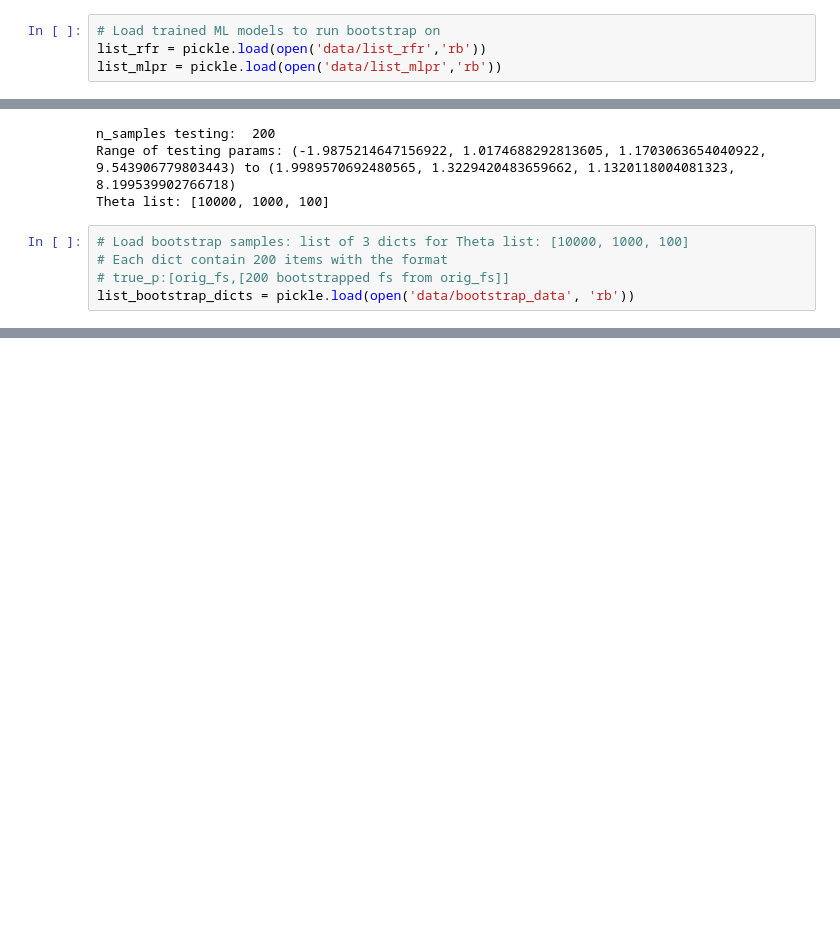
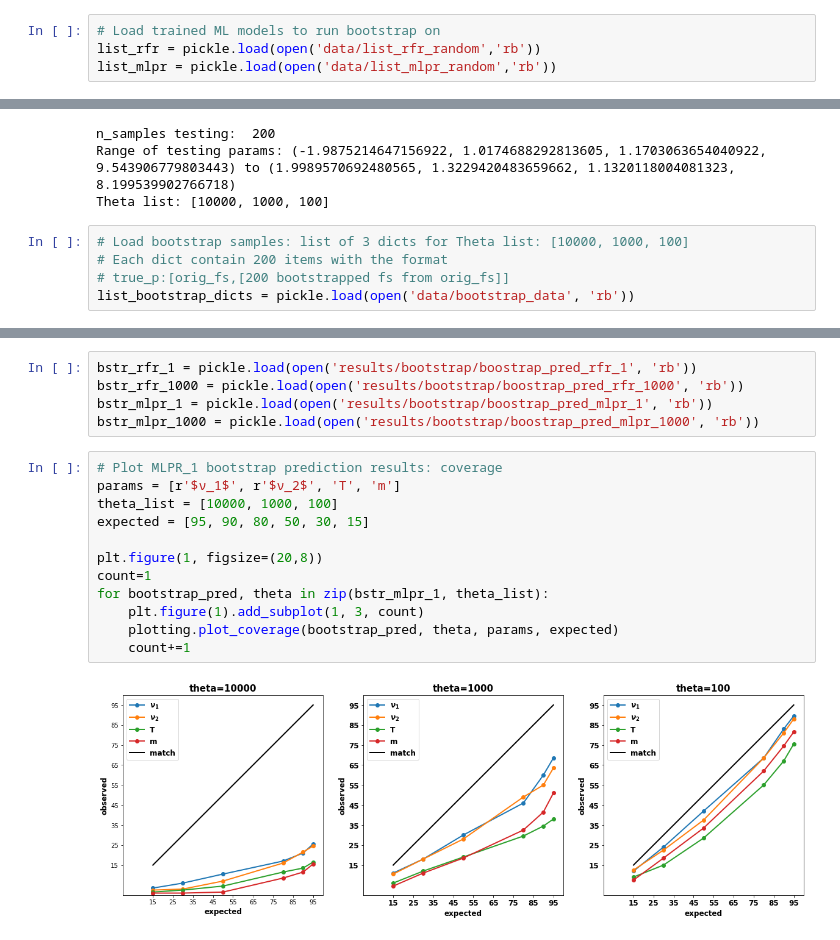
Before and after one commit to lntran26/donni, a Jupyter notebook: ml_dadi/2d_splitmig/2d_splitmig_bootstrap.ipynb, the cells around one changed output, grey strips where cells are left out. Saved outputs shown, nothing was run; the diff lists cells and outputs as text; blank space fills up the shorter version.

```diff
--- a/ml_dadi/2d_splitmig/2d_splitmig_bootstrap.ipynb
+++ b/ml_dadi/2d_splitmig/2d_splitmig_bootstrap.ipynb
@@ -9,7 +11,7 @@ from data_manip import generating_data_log_bootstraps
 # %%
 # Load trained ML models to run bootstrap on
-list_rfr = pickle.load(open('data/list_rfr','rb'))
-list_mlpr = pickle.load(open('data/list_mlpr','rb'))
+list_rfr = pickle.load(open('data/list_rfr_random','rb'))
+list_mlpr = pickle.load(open('data/list_mlpr_random','rb'))
 # %%
 # # Generate bootstrap datasets for 2d_splitmig model
 # bootstrap_params = []
@@ -151,0 +79,19 @@ for param,int_arr in zip(params, int_arr_all):
+# %%
+bstr_rfr_1 = pickle.load(open('results/bootstrap/boostrap_pred_rfr_1', 'rb'))
+bstr_rfr_1000 = pickle.load(open('results/bootstrap/boostrap_pred_rfr_1000', 'rb'))
+bstr_mlpr_1 = pickle.load(open('results/bootstrap/boostrap_pred_mlpr_1', 'rb'))
+bstr_mlpr_1000 = pickle.load(open('results/bootstrap/boostrap_pred_mlpr_1000', 'rb'))
+# %%
+# Plot MLPR_1 bootstrap prediction results: coverage
+params = [r'$ν_1$', r'$ν_2$', 'T', 'm']
+theta_list = [10000, 1000, 100]
+expected = [95, 90, 80, 50, 30, 15]
+
+plt.figure(1, figsize=(20,8))
+count=1
+for bootstrap_pred, theta in zip(bstr_mlpr_1, theta_list):
+    plt.figure(1).add_subplot(1, 3, count)
+    plotting.plot_coverage(bootstrap_pred, theta, params, expected)
+    count+=1
+# %% [output]
+[figure, added]
```
Also changed, not shown: parts of 12 cells of this notebook.
